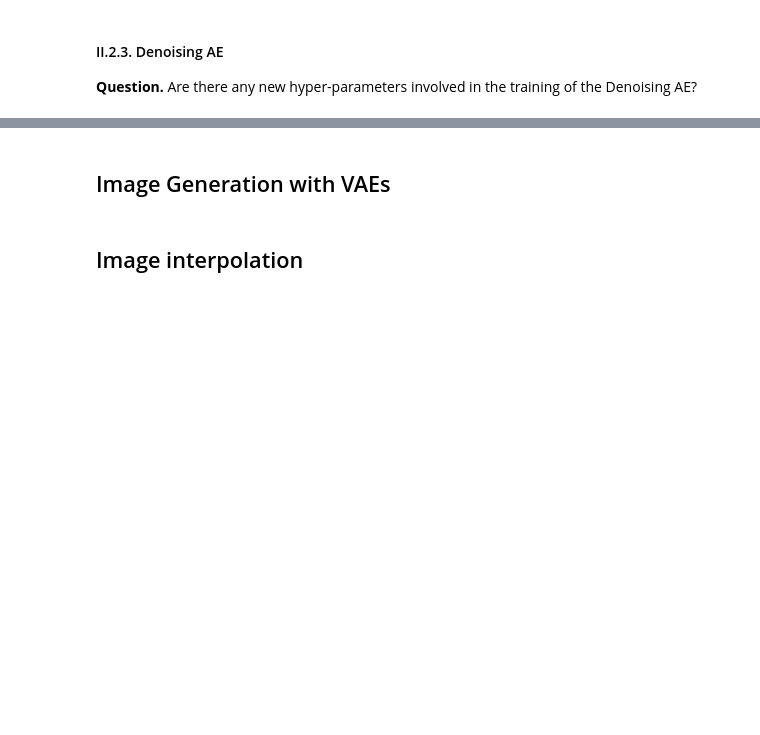
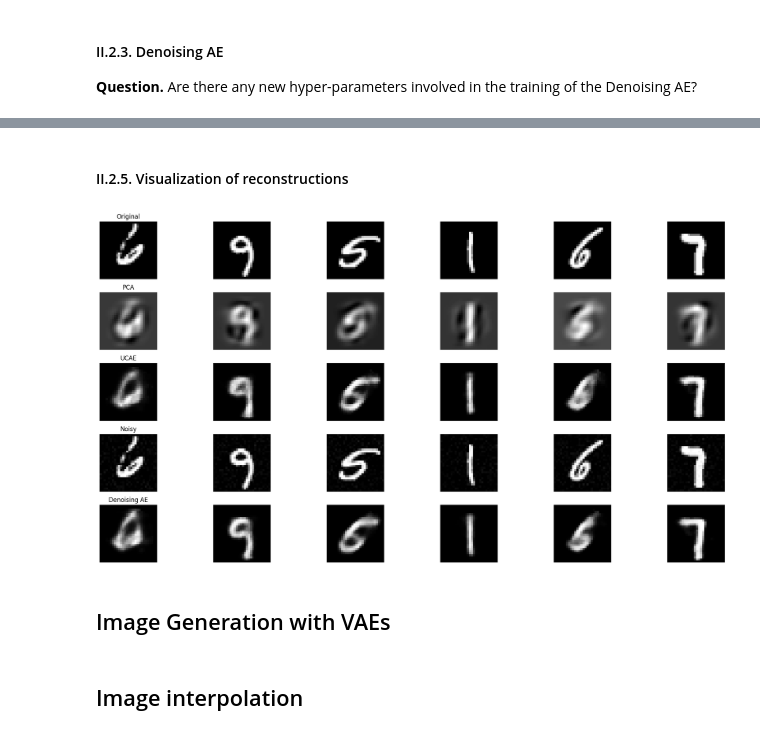
Before and after one commit to BMThi/High-Dimensional-Deep-Learning, a Jupyter notebook: autoencoders/autoencoders_vae.ipynb, the cells around one changed output, grey strips where cells are left out. Saved outputs shown, nothing was run; the diff lists cells and outputs as text; code cells hidden in the pictures; blank space fills up the shorter version.

```diff
--- a/autoencoders/autoencoders_vae.ipynb
+++ b/autoencoders/autoencoders_vae.ipynb
@@ -596,20 +592,20 @@ test_loader = torch.utils.data.DataLoader(dataset=test_dataset, batch_size=BATCH
 # TODO: Define a general autoencoder architecture with the fixed global parameters
 
 class Autoencoder(nn.Module):
-    def __init__(self):
+    def __init__(self, hidden_dim):
         super(Autoencoder, self).__init__()
 
         # Encoder: Linear layer with ReLU activation
         self.encoder = nn.Sequential(
             nn.Linear(INPUT_DIM, WIDTH),
             nn.ReLU(),
-            nn.Linear(WIDTH, HIDDEN_DIM),
+            nn.Linear(WIDTH, hidden_dim),
             nn.ReLU()
         )
 
         # Decoder: Linear layer with Sigmoid activation
         self.decoder = nn.Sequential(
-            nn.Linear(HIDDEN_DIM, WIDTH),
+            nn.Linear(hidden_dim, WIDTH),
             nn.ReLU(),
             nn.Linear(WIDTH, INPUT_DIM),
             nn.Sigmoid()
@@ -944,3 +1014,66 @@ Epoch [5/5], Training Loss: 0.0248, Validation Loss: 0.0284
+# %% [markdown]
+#### II.2.5. Visualization of reconstructions
+# %%
+# TODO: Visualize the image reconstructions for
+# PCA, UCAE, and the best denoising AE model for hidden_dim=8
+
+# Get the best denoising AE model for hidden_dim=8
+denoising_model = denoising_models[(8, 0.03)]
+
+# Get a batch of test images
+images = next(iter(test_loader))
+images = images.to(device)
+
+# Generate noisy images
+noisy_images = images + 0.03 * torch.randn_like(images)
+noisy_images = torch.clamp(noisy_images, 0, 1)
+
+# Reconstruct images using the models
+pca_reconstruction = pca.inverse_transform(pca.transform(images.view(images.size(0), -1).cpu().numpy()))
+ucae_reconstruction = ucae_models[8](images.view(images.size(0), -1)).cpu().detach().numpy()
+denoising_reconstruction = denoising_model(noisy_images.view(noisy_images.size(0), -1)).cpu().detach().numpy()
+
+# Reshape images for plotting to (batch_size, 28, 28)
+images = images.cpu().numpy().reshape(-1, 28, 28)
+noisy_images = noisy_images.cpu().numpy().reshape(-1, 28, 28)
+pca_reconstruction = pca_reconstruction.reshape(-1, 28, 28)
+ucae_reconstruction = ucae_reconstruction.reshape(-1, 28, 28)
+denoising_reconstruction = denoising_reconstruction.reshape(-1, 28, 28)
+
+
+# Plot the original, PCA, UCAE, noisy, and denoising AE reconstructed images
+fig, ax = plt.subplots(5, 6, figsize=(20, 10))
+
+for i in range(6):
+    # Original images
+    ax[0, i].imshow(images[i], cmap='gray')
+    ax[0, i].axis('off')
+    ax[0, 0].set_title('Original')
+
+    # PCA reconstructed images
+    ax[1, i].imshow(pca_reconstruction[i], cmap='gray')
+    ax[1, i].axis('off')
+    ax[1, 0].set_title('PCA')
+
+    # UCAE reconstructed images
+    ax[2, i].imshow(ucae_reconstruction[i], cmap='gray')
+    ax[2, i].axis('off')
+    ax[2, 0].set_title('UCAE')
+
+    # Noisy images
+    ax[3, i].imshow(noisy_images[i], cmap='gray')
+    ax[3, i].axis('off')
+    ax[3, 0].set_title('Noisy')
+
+    # Denoising AE reconstructed images
+    ax[4, i].imshow(denoising_reconstruction[i], cmap='gray')
+    ax[4, i].axis('off')
+    ax[4, 0].set_title('Denoising AE')
+
+plt.tight_layout()
+plt.show()
+# %% [output]
+[figure, added]
 # %% [markdown]
 ## Image Generation with VAEs
 # %% [markdown]
```
Also changed, not shown: parts of 19 cells of this notebook.
